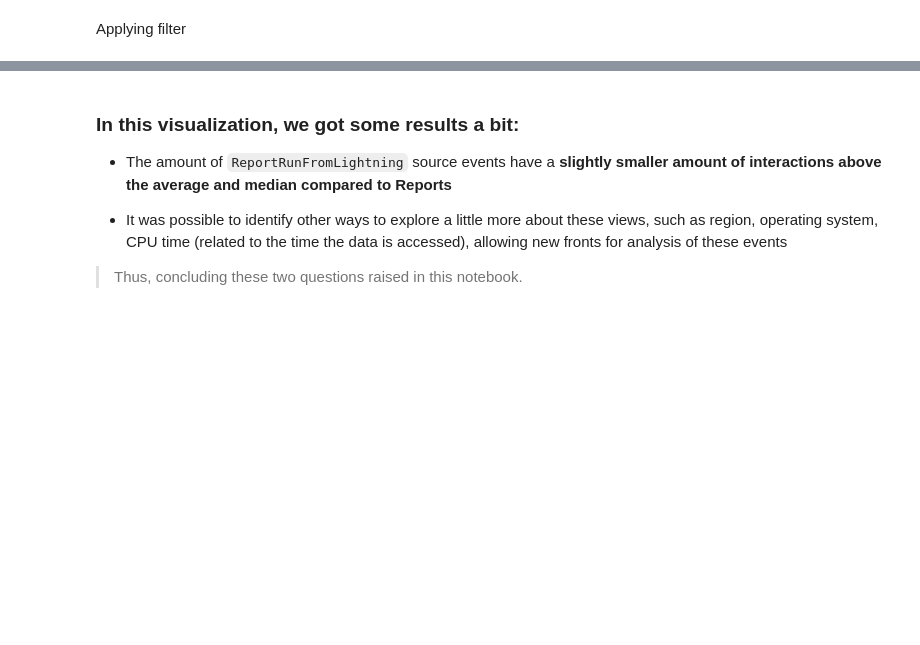
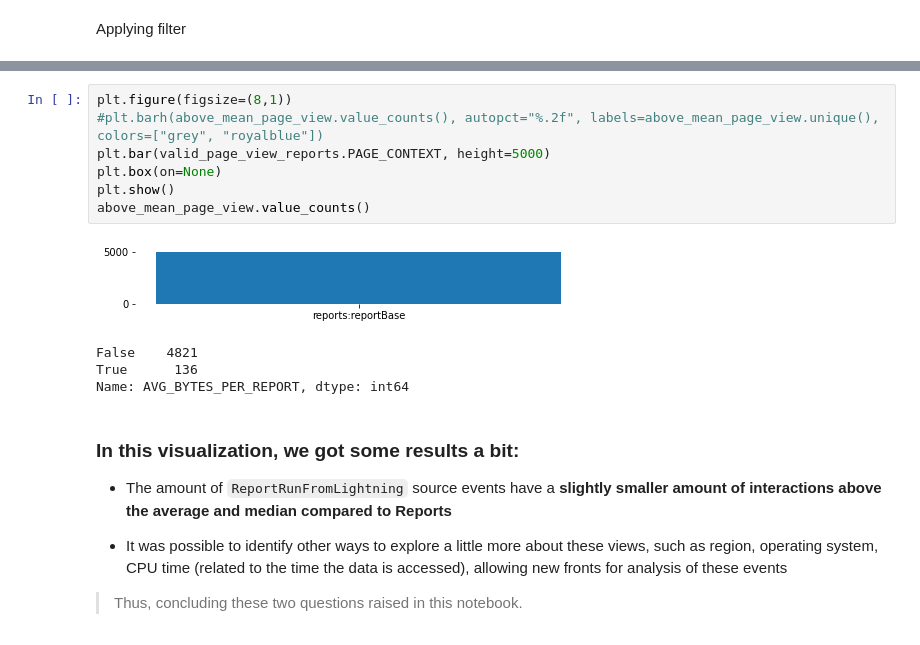
Before and after one commit to dell-splab/lightning-analysis, a Jupyter notebook: Deep analysis of AVERANGE_ROW_COUNT .ipynb, the cells around one changed output, grey strips where cells are left out. Drawn from its saved outputs; the diff is of its cells as text; blank space fills up the shorter version.

```diff
--- a/Deep analysis of AVERANGE_ROW_COUNT .ipynb
+++ b/Deep analysis of AVERANGE_ROW_COUNT .ipynb
@@ -360,3 +441,15 @@ Name: AVERAGE_ROW_SIZE, dtype: int64
+# %%
+plt.figure(figsize=(8,1))
+#plt.barh(above_mean_page_view.value_counts(), autopct="%.2f", labels=above_mean_page_view.unique(), colors=["grey", "royalblue"])
+plt.bar(valid_page_view_reports.PAGE_CONTEXT, height=5000)
+plt.box(on=None)
+plt.show()
+above_mean_page_view.value_counts()
+# %% [output]
+[figure, added]
+False    4821
+True      136
+Name: AVG_BYTES_PER_REPORT, dtype: int64
 # %% [markdown]
 ### In this visualization, we got some results a bit:
 
```
Also changed, not shown: parts of 52 cells of this notebook, 3 other files.
